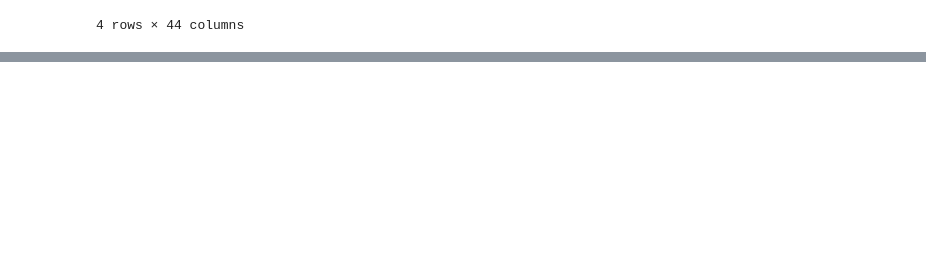
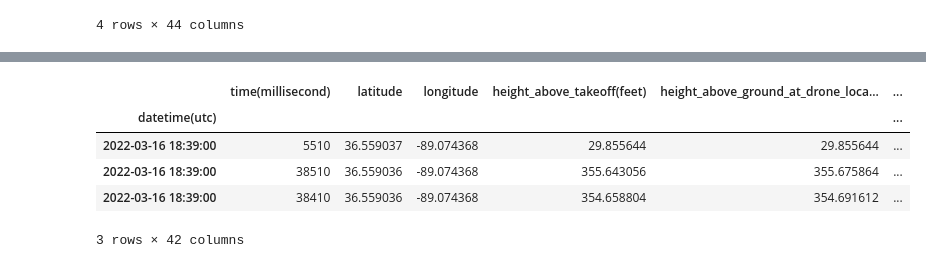
Before and after one commit to ayichimboy/uvdecode, a Jupyter notebook: goproject/simple_project.ipynb, the cells around one changed output, grey strips where cells are left out. Drawn from its saved outputs; the diff is of its cells as text; code cells hidden in the pictures; blank space fills up the shorter version.

```diff
--- a/goproject/simple_project.ipynb
+++ b/goproject/simple_project.ipynb
@@ -102,0 +151,17 @@ memory usage: 2.7 MB
+# %%
+X = df_forcast.drop(columns='battery_temperature(f)')
+y = df_forcast['battery_temperature(f)']
+
+tscv = TimeSeriesSplit(n_splits=5)
+for train_index, test_index in tscv.split(X):
+    X_train, X_test = X.iloc[train_index], X.iloc[test_index]
+    y_train, y_test = y.iloc[train_index], y.iloc[test_index]
+# %%
+X_train.head(3)
+# %% [output]
+|  | time(millisecond) | latitude | longitude | height_above_takeoff(feet) | height_above_ground_at_drone_loca... | ... |
+| datetime(utc) |  |  |  |  |  | ... |
+| 2022-03-16 18:39:00 | 5510 | 36.559037 | -89.074368 | 29.855644 | 29.855644 | ... |
+| 2022-03-16 18:39:00 | 38510 | 36.559036 | -89.074368 | 355.643056 | 355.675864 | ... |
+| 2022-03-16 18:39:00 | 38410 | 36.559036 | -89.074368 | 354.658804 | 354.691612 | ... |
+3 rows × 42 columns
```
Also changed, not shown: parts of 10 cells of this notebook, 4 other files.
